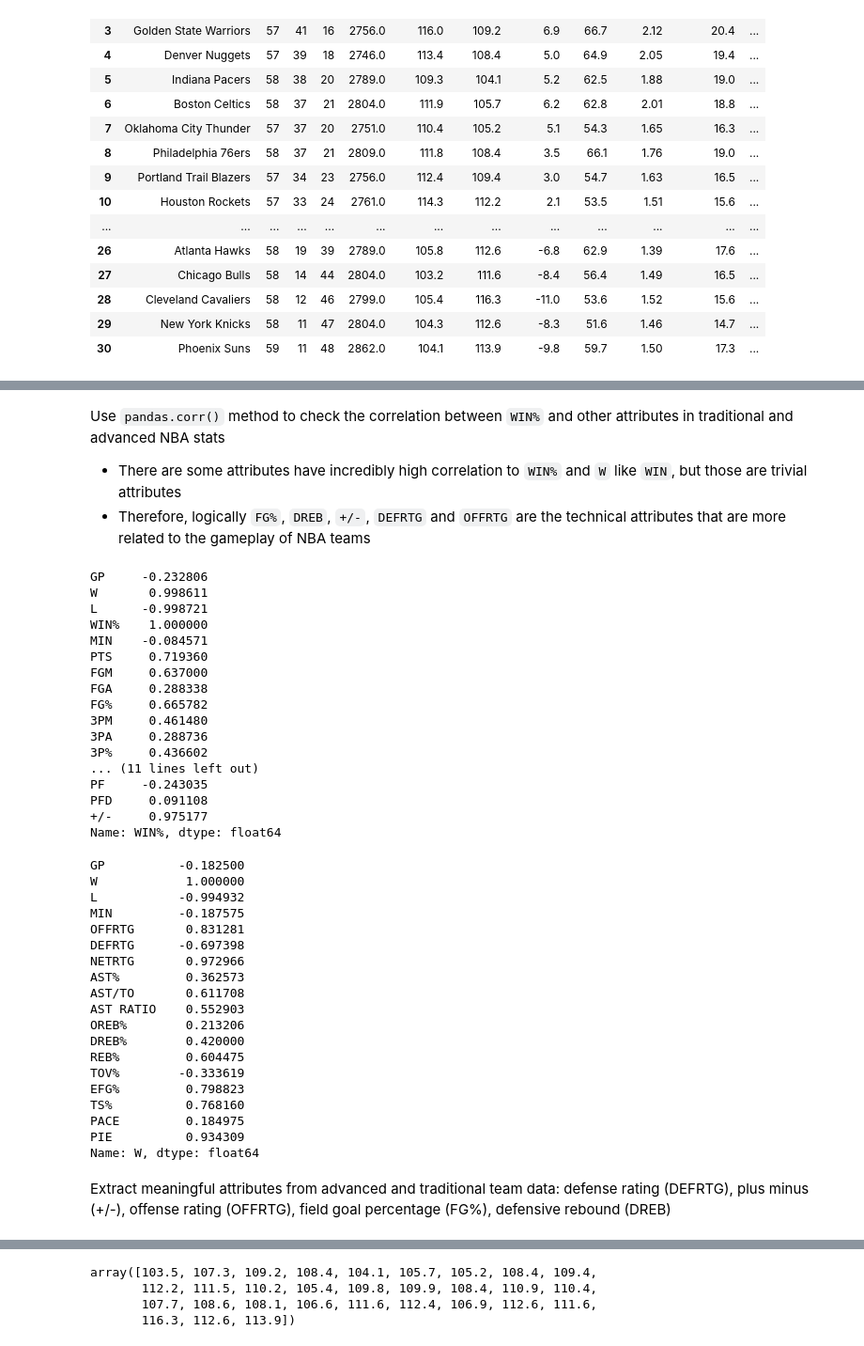
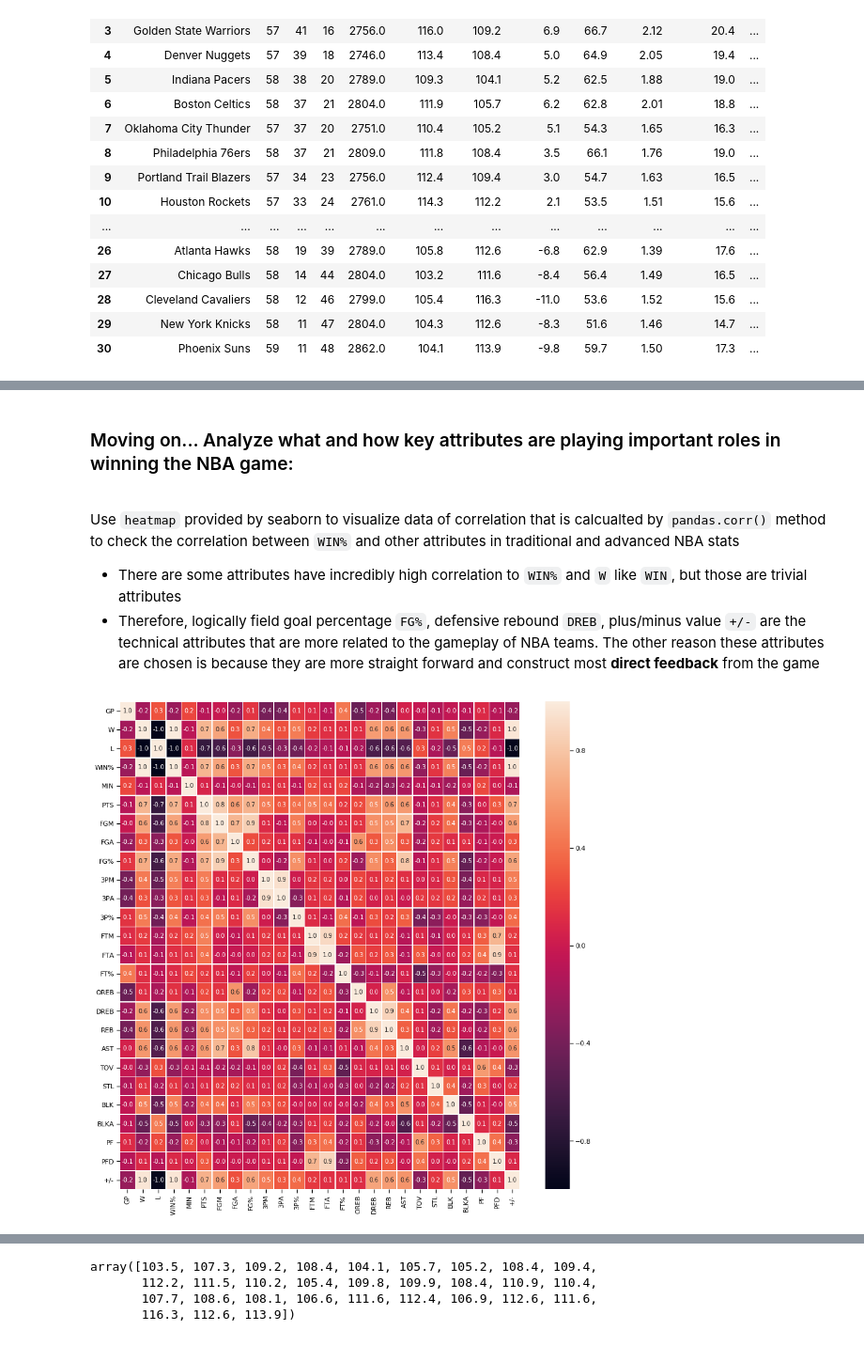
Before and after one commit to xuzhe0205/NBADataScience, a Jupyter notebook: NBATeamsAnalysis.ipynb, the cells around one changed output, grey strips where cells are left out. Shown at 94% size. Saved outputs shown, nothing was run; the diff lists cells and outputs as text; code cells hidden in the pictures.

```diff
--- a/NBATeamsAnalysis.ipynb
+++ b/NBATeamsAnalysis.ipynb
@@ -70,48 +102,16 @@ advteam2019
 # %% [markdown]
-Use `pandas.corr()` method to check the correlation between `WIN%` and other attributes in traditional and advanced NBA stats
+### Moving on... Analyze what and how key attributes are playing important roles in winning the NBA game:
+
+<br>
+
+
+Use `heatmap` provided by seaborn to visualize data of correlation that is calcualted by `pandas.corr()` method to check the correlation between `WIN%` and other attributes in traditional and advanced NBA stats
 * There are some attributes have incredibly high correlation to `WIN%` and `W` like `WIN`, but those are trivial attributes
-* Therefore, logically `FG%`, `DREB`, `+/-`, `DEFRTG` and `OFFRTG` are the technical attributes that are more related to the gameplay of NBA teams
+* Therefore, logically field goal percentage `FG%`, defensive rebound `DREB`, plus/minus value `+/-` are the technical attributes that are more related to the gameplay of NBA teams. The other reason these attributes are chosen is because they are more straight forward and construct most <b>direct feedback</b> from the game
-# %%
-teamstats.corr()['WIN%']
-# %% [output]
-GP     -0.232806
-W       0.998611
-L      -0.998721
-WIN%    1.000000
-MIN    -0.084571
-PTS     0.719360
-FGM     0.637000
-FGA     0.288338
-FG%     0.665782
-3PM     0.461480
-3PA     0.288736
-3P%     0.436602
-... (11 lines left out)
-PF     -0.243035
-PFD     0.091108
-+/-     0.975177
-Name: WIN%, dtype: float64
-# %%
-advteam2019.corr()['W']
-# %% [output]
-GP          -0.182500
-W            1.000000
-L           -0.994932
-MIN         -0.187575
-OFFRTG       0.831281
-DEFRTG      -0.697398
-NETRTG       0.972966
-AST%         0.362573
-AST/TO       0.611708
-AST RATIO    0.552903
-OREB%        0.213206
-DREB%        0.420000
-REB%         0.604475
-TOV%        -0.333619
-EFG%         0.798823
-TS%          0.768160
-PACE         0.184975
-PIE          0.934309
-Name: W, dtype: float64
-# %% [markdown]
-Extract meaningful attributes from advanced and traditional team data: defense rating (DEFRTG), plus minus (+/-), offense rating (OFFRTG), field goal percentage (FG%), defensive rebound (DREB)
+# %%
+
+f,ax = plt.subplots(figsize=(15, 15))
+sns.heatmap(teamstats.corr(), annot=True, linewidths=.5, fmt= '.1f',ax=ax)
+plt.show()
+# %% [output]
+[figure, added]
```
Also changed, not shown: parts of 40 cells of this notebook, 2 other files.
